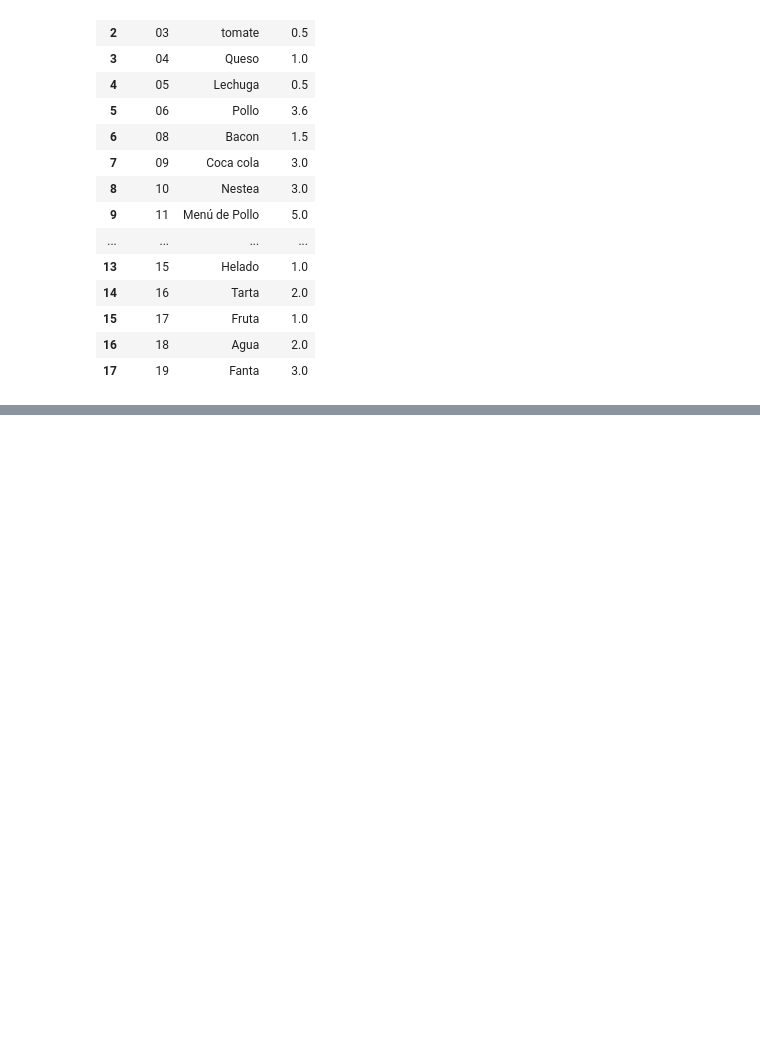
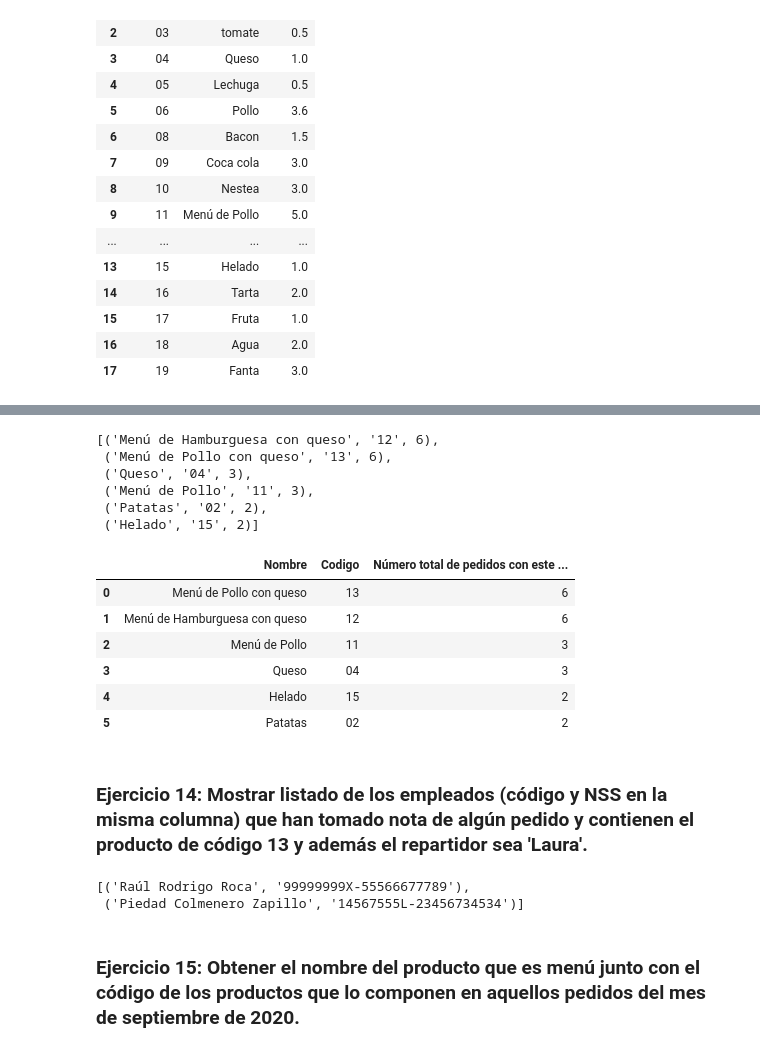
Before and after one commit to CrisDAndres/sql_practica, a Jupyter notebook: pedidos.ipynb, the cells around one changed output, grey strips where cells are left out. Cells and saved outputs as stored; diff of their text form; code cells hidden in the pictures; blank space fills up the shorter version.

```diff
--- a/pedidos.ipynb
+++ b/pedidos.ipynb
@@ -119,0 +275,45 @@ df2
+# %%
+query13 = """ SELECT p.Nombre, p.Codigo, COUNT(pe.Numero) AS 'Número total de pedidos con este producto'
+FROM PRODUCTO p
+JOIN consta c ON p.Codigo = c.Codigo_PR
+JOIN PEDIDO pe ON c.Numero_P = pe.Numero
+GROUP BY p.Nombre, p.Codigo
+HAVING COUNT(pe.Numero) >= 2
+ORDER BY COUNT(pe.Numero) DESC; """
+cursor.execute(query13)
+cursor.fetchall()
+# %% [output]
+[('Menú de Hamburguesa con queso', '12', 6),
+ ('Menú de Pollo con queso', '13', 6),
+ ('Queso', '04', 3),
+ ('Menú de Pollo', '11', 3),
+ ('Patatas', '02', 2),
+ ('Helado', '15', 2)]
+# %%
+df13 = pd.read_sql(query13, connection)
+df13
+# %% [output]
+|  | Nombre | Codigo | Número total de pedidos con este ... |
+| 0 | Menú de Pollo con queso | 13 | 6 |
+| 1 | Menú de Hamburguesa con queso | 12 | 6 |
+| 2 | Menú de Pollo | 11 | 3 |
+| 3 | Queso | 04 | 3 |
+| 4 | Helado | 15 | 2 |
+| 5 | Patatas | 02 | 2 |
+# %% [markdown]
+### Ejercicio 14: Mostrar listado de los empleados (código y NSS en la misma columna) que han tomado nota de algún pedido y contienen el producto de código 13 y además el repartidor sea 'Laura'.
+# %%
+query14 = """ SELECT e.Nombre, CONCAT(e.DNI, '-',e.Nss) AS 'DNI - NSS' FROM EMPLEADO e
+JOIN PEDIDO p ON e.DNI = p.DNI_ETM
+JOIN consta c ON p.Numero = c.Numero_P
+JOIN PRODUCTO pr ON c.Codigo_Pr = pr.Codigo
+JOIN REPARTIDOR r ON p.DNI_R = r.DNI
+WHERE c.Codigo_Pr = '13'
+AND r.Nombre LIKE 'Laura%'; """
+cursor.execute(query14)
+cursor.fetchall()
+# %% [output]
+[('Raúl Rodrigo Roca', '99999999X-55566677789'),
+ ('Piedad Colmenero Zapillo', '14567555L-23456734534')]
+# %% [markdown]
+### Ejercicio 15: Obtener el nombre del producto que es menú junto con el código de los productos que lo componen en aquellos pedidos del mes de septiembre de 2020.
```
Also changed, not shown: parts of 38 cells of this notebook, 1 other file.
